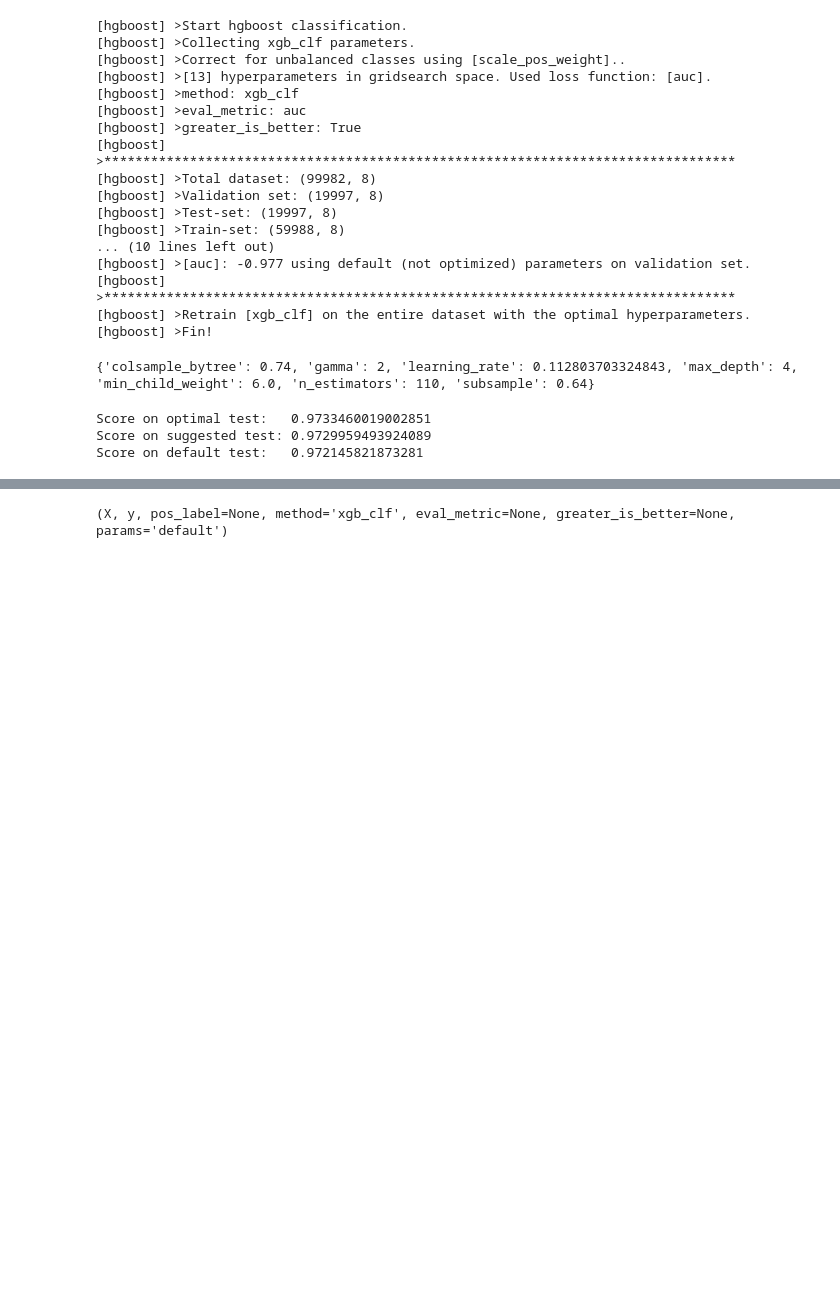
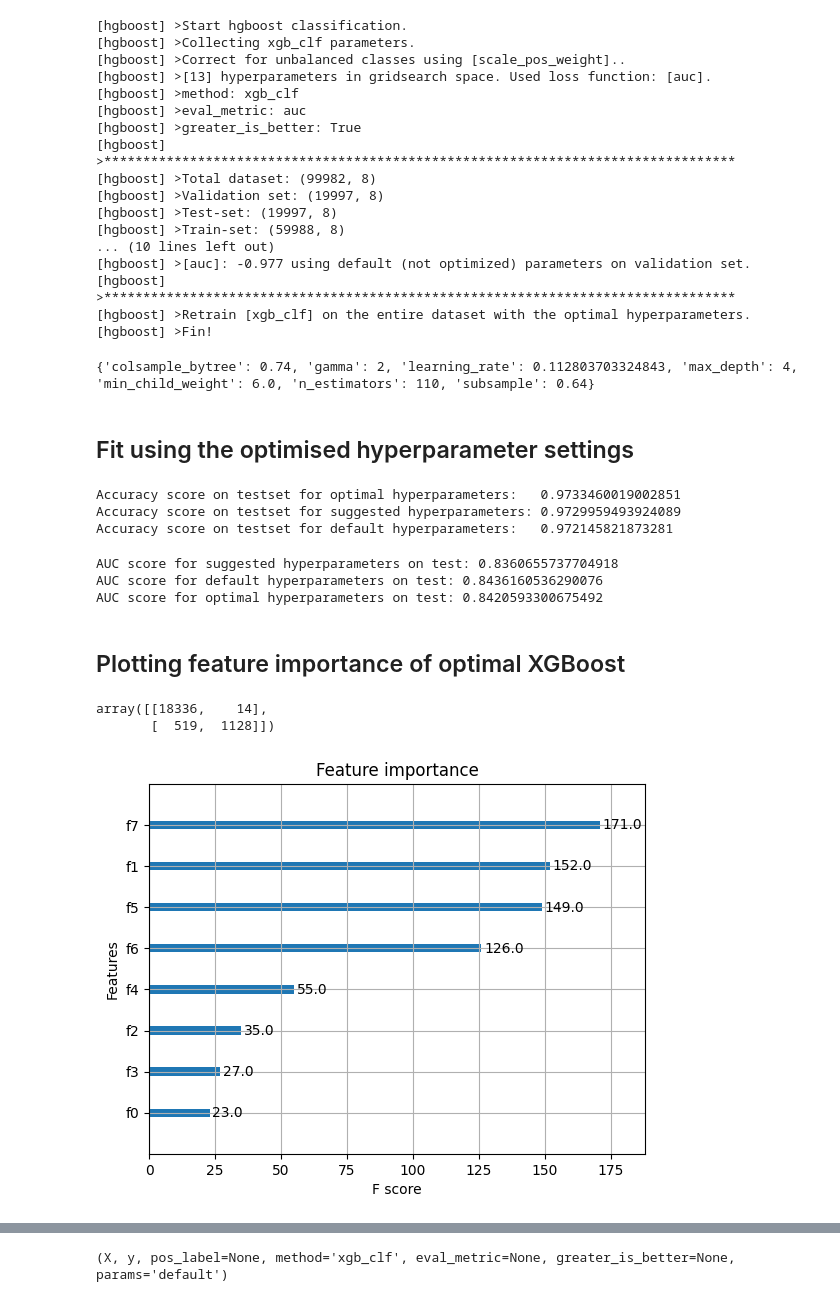
Before and after one commit to Data-science-exam/Python-code, a Jupyter notebook: predictions.ipynb, the cells around one changed output, grey strips where cells are left out. Cells and saved outputs as stored; diff of their text form; code cells hidden in the pictures; blank space fills up the shorter version.

```diff
--- a/predictions.ipynb
+++ b/predictions.ipynb
@@ -186,9 +221,9 @@ print(results['params'])
 #print(results['summary'])
 # %% [output]
 {'colsample_bytree': 0.74, 'gamma': 2, 'learning_rate': 0.112803703324843, 'max_depth': 4, 'min_child_weight': 6.0, 'n_estimators': 110, 'subsample': 0.64}
+# %% [markdown]
+## Fit using the optimised hyperparameter settings
 # %%
-## Using the optimised hyperparameters.
-
 #Using the hyperparameters from the bayesian optimization
 bst_optimal = XGBClassifier(colsample_bytree = 0.74, gamma = 2, learning_rate=0.112803703324843,  max_depth=4, min_child_weight = 6.0, n_estimators=110, subsample = 0.64)
 
@@ -199,18 +234,39 @@ bst_optimal.predict(X_test)
 
 
 
-print("Score on optimal test:   " + str(bst_optimal.score(X_test, y_test)))
+print("Accuracy score on testset for optimal hyperparameters:   " + str(bst_optimal.score(X_test, y_test)))
 #print("Score on optimal train: "+ str(bst_optimal.score(X_train, y_train)))
 
-print("Score on suggested test: " + str(bst.score(X_test, y_test)))
+print("Accuracy score on testset for suggested hyperparameters: " + str(bst.score(X_test, y_test)))
 #print("Score on suggested train: "+ str(bst.score(X_train, y_train)))
 
-print("Score on default test:   " + str(bst_2.score(X_test, y_test)))
+print("Accuracy score on testset for default hyperparameters:   " + str(bst_2.score(X_test, y_test)))
 #print("Score on default train: "+ str(bst_2.score(X_train, y_train)))
 # %% [output]
-Score on optimal test:   0.9733460019002851
-Score on suggested test: 0.9729959493924089
-Score on default test:   0.972145821873281
+Accuracy score on testset for optimal hyperparameters:   0.9733460019002851
+Accuracy score on testset for suggested hyperparameters: 0.9729959493924089
+Accuracy score on testset for default hyperparameters:   0.972145821873281
+# %%
+# Area under the curve scores
+print("AUC score for suggested hyperparameters on test: " + str(roc_auc_score(y_test, preds)))
+print("AUC score for default hyperparameters on test: " + str(roc_auc_score(y_test, preds_2)))
+print("AUC score for optimal hyperparameters on test: " + str(roc_auc_score(y_test, opt_pred)))
+# %% [output]
+AUC score for suggested hyperparameters on test: 0.8360655737704918
+AUC score for default hyperparameters on test: 0.8436160536290076
+AUC score for optimal hyperparameters on test: 0.8420593300675492
+# %% [markdown]
+## Plotting feature importance of optimal XGBoost
+# %%
+#Plotting feature importance of best XGBoost model
+xgb.plot_importance(bst_optimal)
+
+#Getting values for confusion matrix (plotted in R)
+confusion_matrix(y_test, opt_pred)
+# %% [output]
+array([[18336,    14],
+       [  519,  1128]])
+[figure, added]
 # %%
 
 #print(hgb.results)
```
Also changed, not shown: parts of 14 cells of this notebook.
